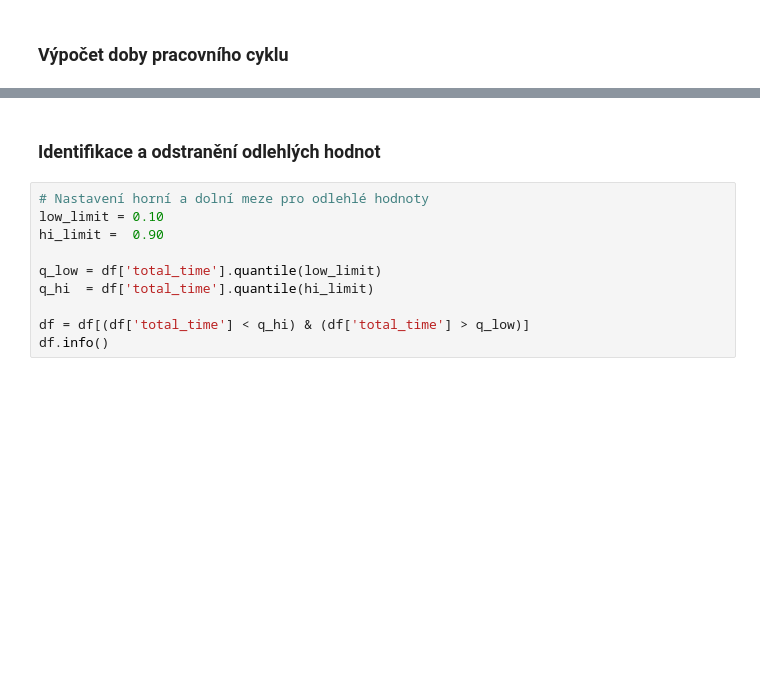
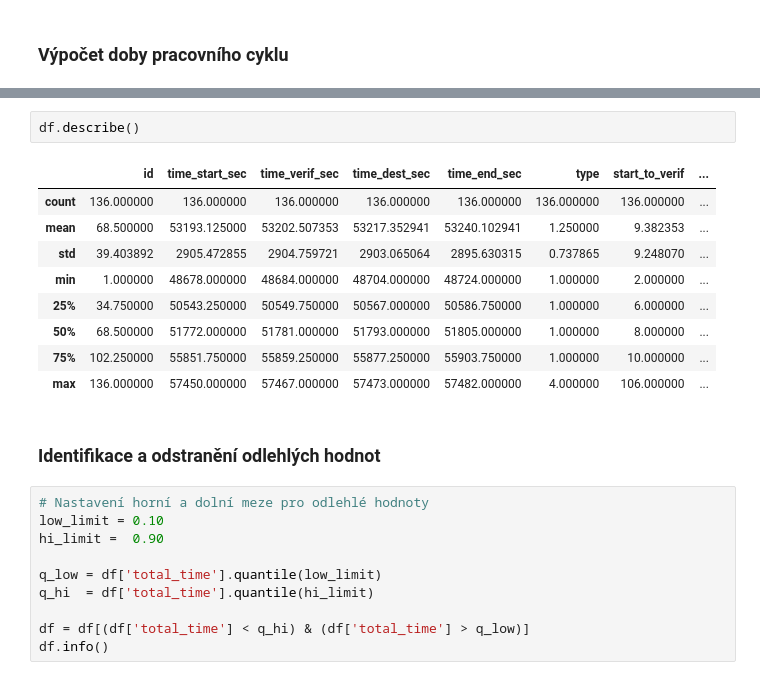
Before and after one commit to UsmanovSla/MGD-RSS, a Jupyter notebook: model/01_DataScience/DS_01_Data_Cleaning.ipynb, the cells around one changed output, grey strips where cells are left out. Drawn from its saved outputs; the diff is of its cells as text; blank space fills up the shorter version.

```diff
--- a/model/01_DataScience/DS_01_Data_Cleaning.ipynb
+++ b/model/01_DataScience/DS_01_Data_Cleaning.ipynb
@@ -197,3 +197,15 @@ df.head()
+# %%
+df.describe()
+# %% [output]
+|  | id | time_start_sec | time_verif_sec | time_dest_sec | time_end_sec | type | start_to_verif | ... |
+| count | 136.000000 | 136.000000 | 136.000000 | 136.000000 | 136.000000 | 136.000000 | 136.000000 | ... |
+| mean | 68.500000 | 53193.125000 | 53202.507353 | 53217.352941 | 53240.102941 | 1.250000 | 9.382353 | ... |
+| std | 39.403892 | 2905.472855 | 2904.759721 | 2903.065064 | 2895.630315 | 0.737865 | 9.248070 | ... |
+| min | 1.000000 | 48678.000000 | 48684.000000 | 48704.000000 | 48724.000000 | 1.000000 | 2.000000 | ... |
+| 25% | 34.750000 | 50543.250000 | 50549.750000 | 50567.000000 | 50586.750000 | 1.000000 | 6.000000 | ... |
+| 50% | 68.500000 | 51772.000000 | 51781.000000 | 51793.000000 | 51805.000000 | 1.000000 | 8.000000 | ... |
+| 75% | 102.250000 | 55851.750000 | 55859.250000 | 55877.250000 | 55903.750000 | 1.000000 | 10.000000 | ... |
+| max | 136.000000 | 57450.000000 | 57467.000000 | 57473.000000 | 57482.000000 | 4.000000 | 106.000000 | ... |
 # %% [markdown]
 ### Identifikace a odstranění odlehlých hodnot
 # %%
```
Also changed, not shown: parts of 11 cells of this notebook, 16 other files.
